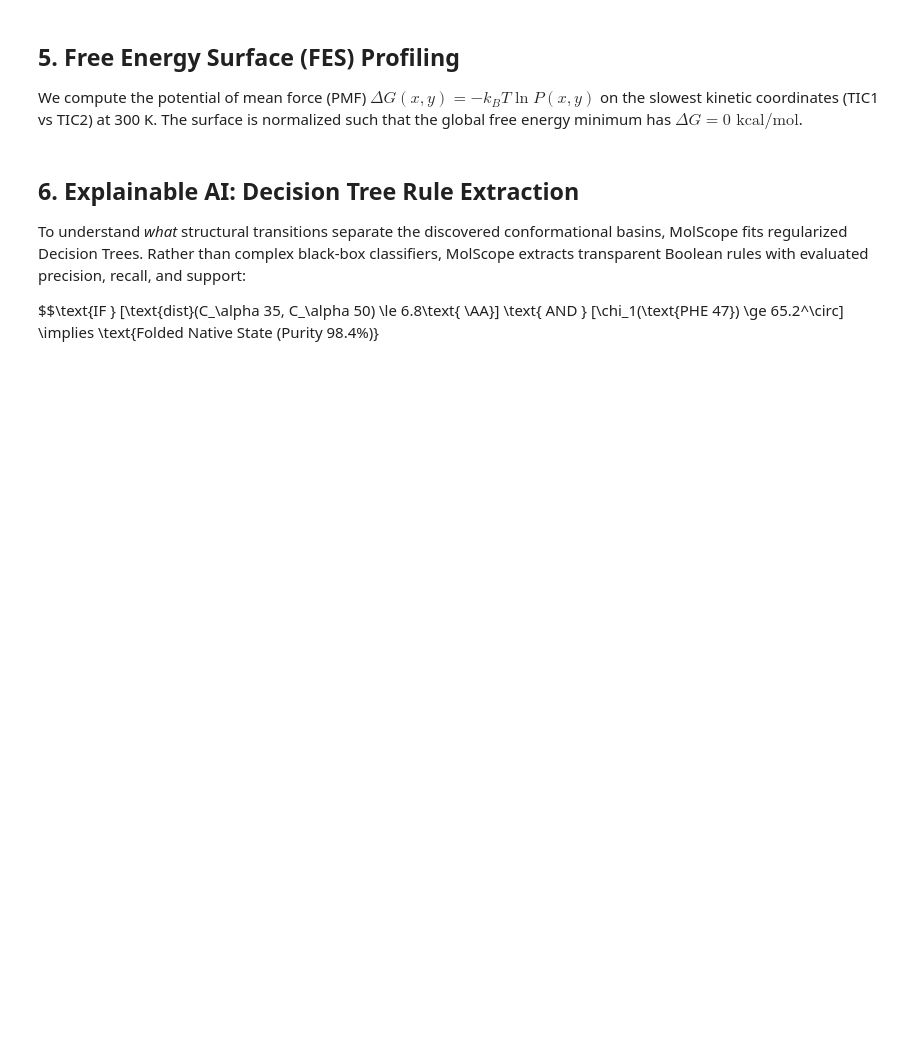
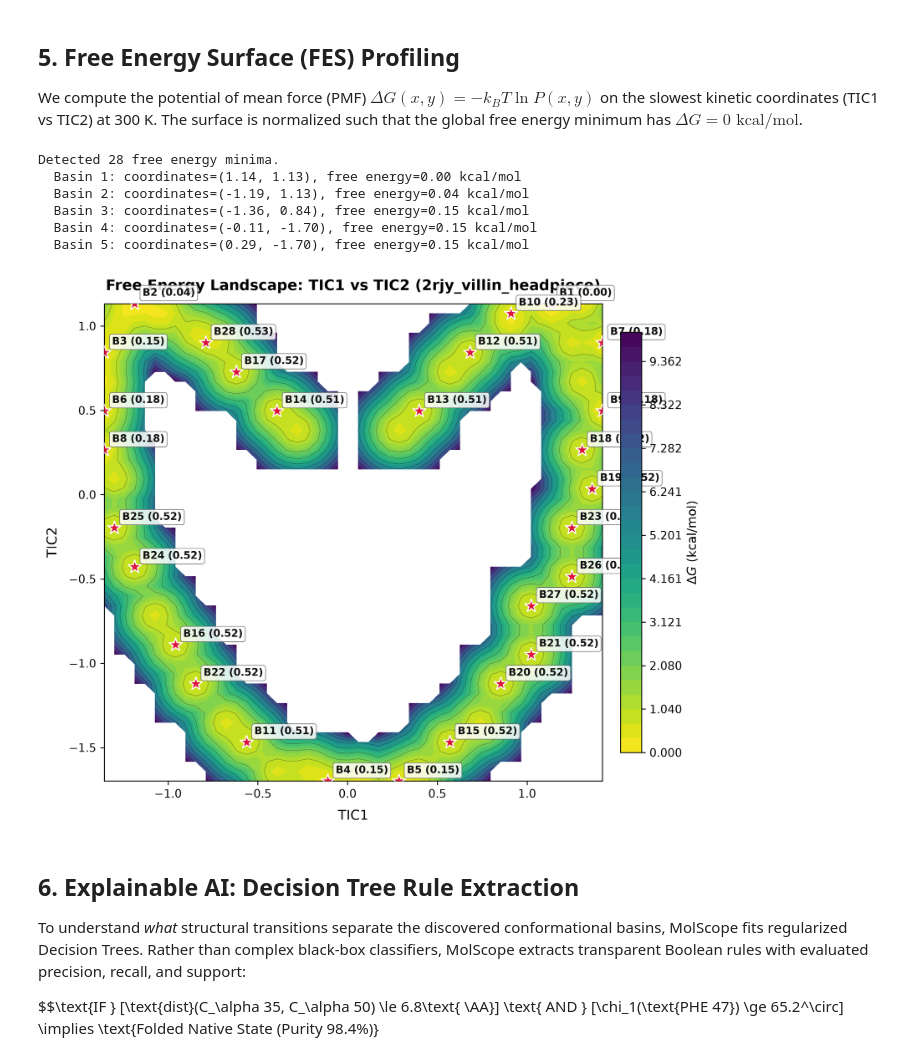
Before and after one commit to N-S8990/molscope, a Jupyter notebook: docs/tutorials/2rjy_villin_tutorial.ipynb, the cells around one changed output. Drawn from its saved outputs; the diff is of its cells as text; code cells hidden in the pictures; blank space fills up the shorter version.

Commit message:
docs(tutorials): execute 2RJY Villin tutorial notebook with embedded FES landscapes, decision trees, and 3D PyMOL exports

```diff
--- a/docs/tutorials/2rjy_villin_tutorial.ipynb
+++ b/docs/tutorials/2rjy_villin_tutorial.ipynb
@@ -183,20 +235,30 @@ plt.show()
 We compute the potential of mean force (PMF) $\Delta G(x, y) = -k_B T \ln P(x, y)$ on the slowest kinetic coordinates (TIC1 vs TIC2) at 300 K.
 The surface is normalized such that the global free energy minimum has $\Delta G = 0\text{ kcal/mol}$.
 # %%
-fes_img_path = out_dir / "fes_tic1_tic2.png"
-fes_html_path = out_dir / "fes_tic1_tic2.html"
+fes_dir = out_dir / "free_energy"
 
 fes = study.plot_free_energy_landscape(
     dim1="TIC1",
     dim2="TIC2",
-    temperature_kelvin=300.0,
-    energy_units="kcal/mol",
-    out_path=str(fes_img_path),
-    interactive_html=str(fes_html_path),
+    temperature_k=300.0,
+    units="kcal/mol",
+    out_dir=fes_dir,
 )
-print(f"Detected {len(fes.basins)} free energy minima.")
-for i, b in enumerate(fes.basins):
-    print(f"  Basin {i+1}: coordinates=({b.x:.2f}, {b.y:.2f}), free energy={b.free_energy:.2f} kcal/mol")
+df_basins = fes["basins"]
+print(f"Detected {len(df_basins)} free energy minima.")
+for _, b in df_basins.head(5).iterrows():
+    print(f"  Basin {int(b['basin_id'])}: coordinates=({b['x']:.2f}, {b['y']:.2f}), free energy={b['free_energy']:.2f} kcal/mol")
+
+# Display generated static free energy landscape
+display(Image(filename=str(fes["static_plot"])))
+# %% [output]
+Detected 28 free energy minima.
+  Basin 1: coordinates=(1.14, 1.13), free energy=0.00 kcal/mol
+  Basin 2: coordinates=(-1.19, 1.13), free energy=0.04 kcal/mol
+  Basin 3: coordinates=(-1.36, 0.84), free energy=0.15 kcal/mol
+  Basin 4: coordinates=(-0.11, -1.70), free energy=0.15 kcal/mol
+  Basin 5: coordinates=(0.29, -1.70), free energy=0.15 kcal/mol
+[figure, added]
 # %% [markdown]
 ## 6. Explainable AI: Decision Tree Rule Extraction
 
```
Also changed, not shown: parts of 7 cells of this notebook, 2 other files.
